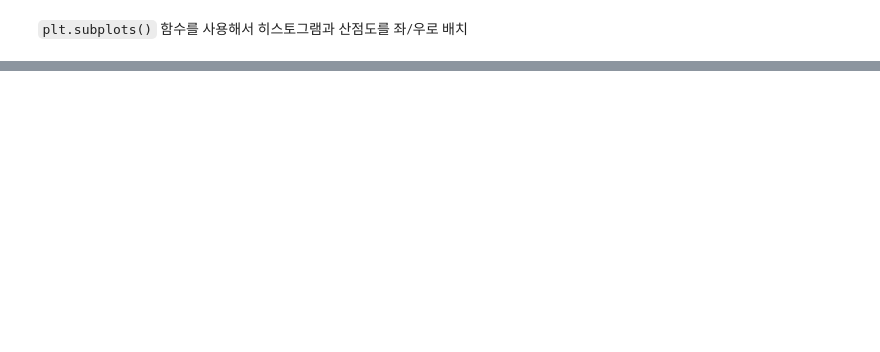
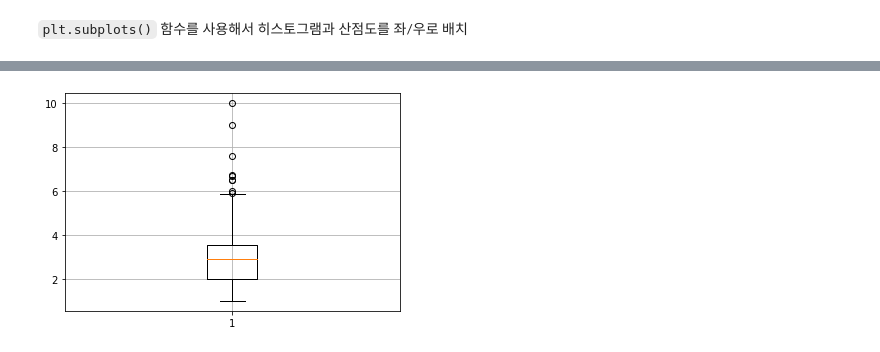
Before and after one commit to JakeOh/202208_itw_java134_lab_python, a Jupyter notebook: py21_matplotlib.ipynb, the cells around one changed output, grey strips where cells are left out. Saved outputs shown, nothing was run; the diff lists cells and outputs as text; code cells hidden in the pictures; blank space fills up the shorter version.

```diff
--- a/py21_matplotlib.ipynb
+++ b/py21_matplotlib.ipynb
@@ -137,0 +198,6 @@ plt.show()
+# %%
+plt.boxplot(x=tips.tip)
+plt.grid()
+plt.show()
+# %% [output]
+[figure, added]
```
Also changed, not shown: parts of 8 cells of this notebook.
